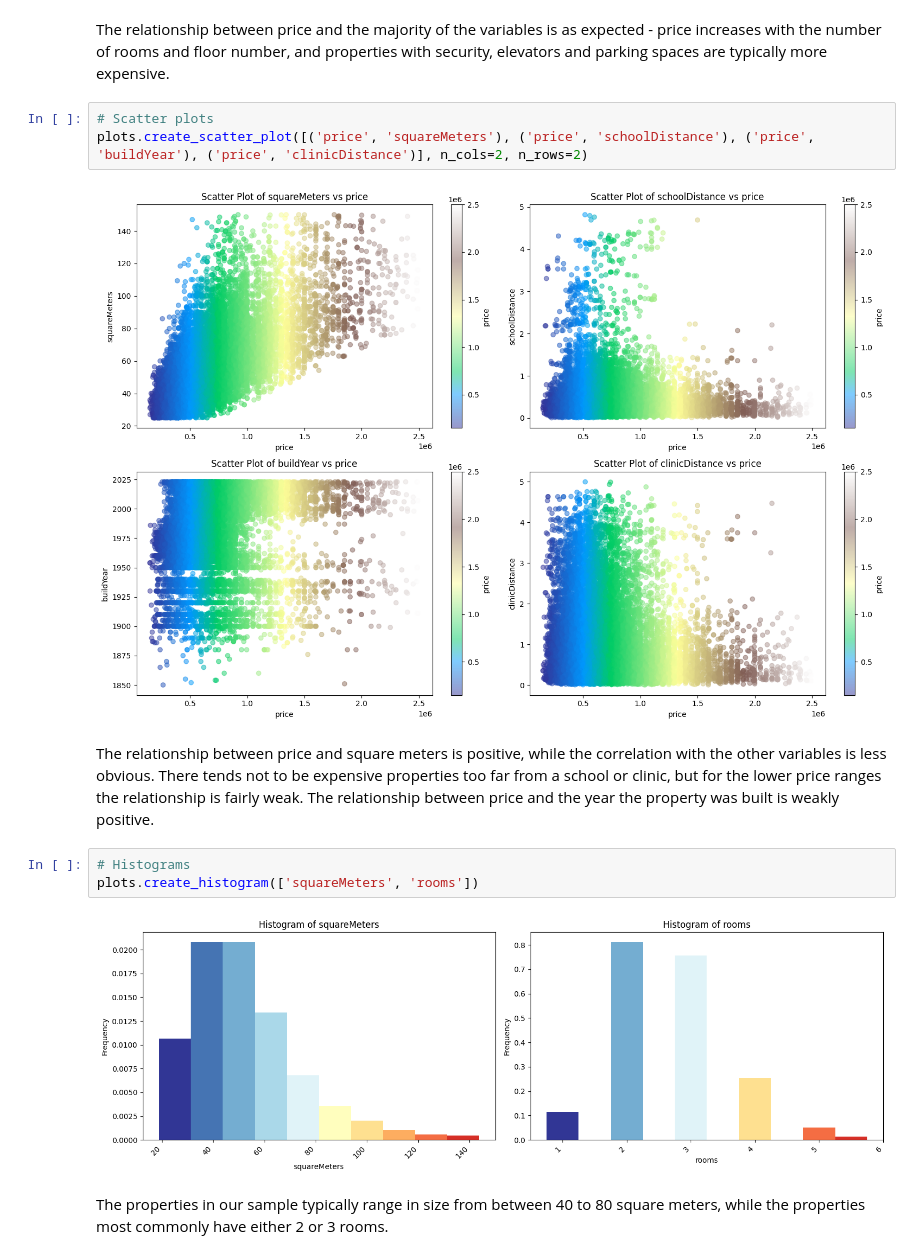
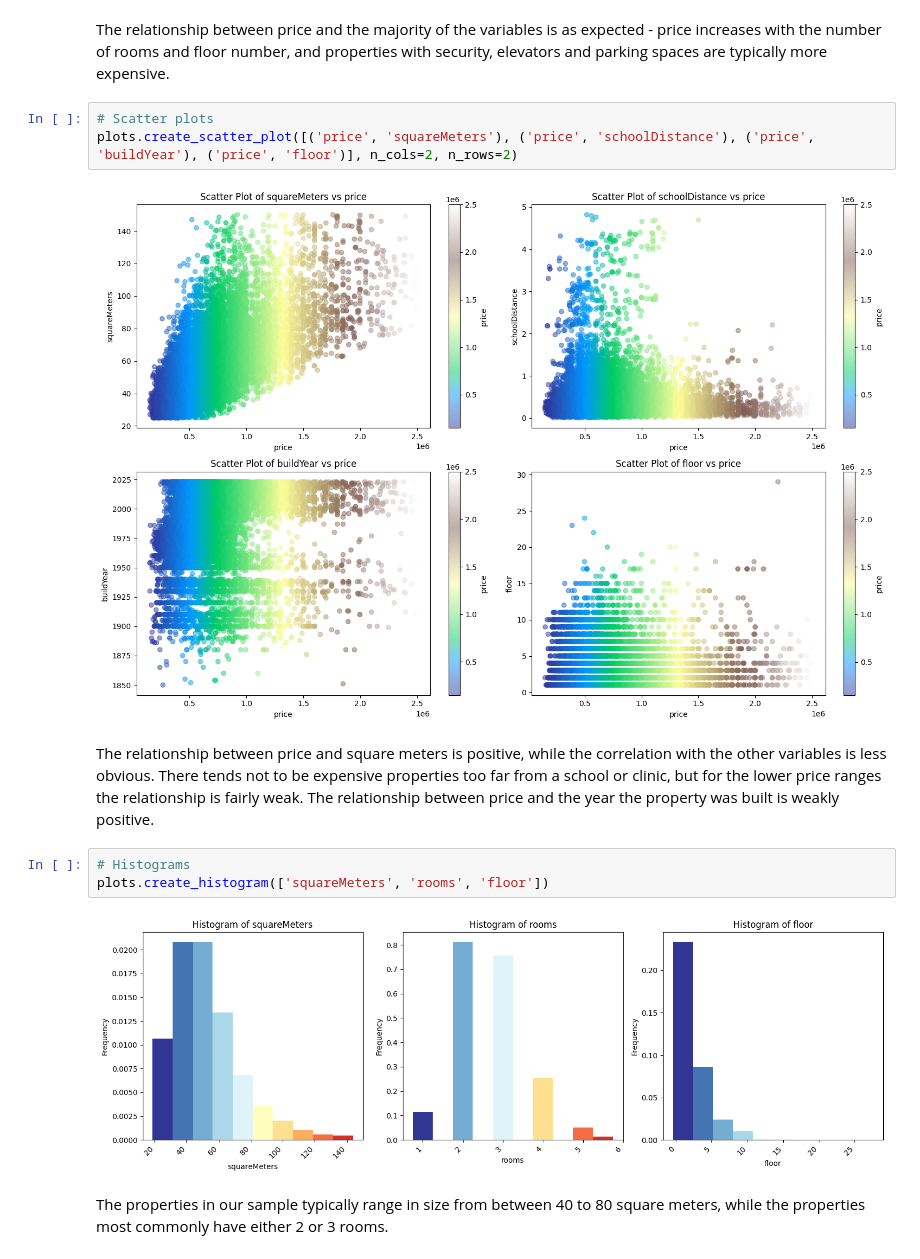
Before and after one commit to jnossa/CDS_Final_Project, a Jupyter notebook: notebook.ipynb, the cells around one changed output. Saved outputs shown, nothing was run; the diff lists cells and outputs as text.

```diff
--- a/notebook.ipynb
+++ b/notebook.ipynb
@@ -42,16 +40,16 @@ plots.create_boxplot('price', ['rooms', 'floor', 'ownership', 'condition', 'hasP
 The relationship between price and the majority of the variables is as expected - price increases with the number of rooms and floor number, and properties with security, elevators and parking spaces are typically more expensive.
 # %%
 # Scatter plots
-plots.create_scatter_plot([('price', 'squareMeters'), ('price', 'schoolDistance'), ('price', 'buildYear'), ('price', 'clinicDistance')], n_cols=2, n_rows=2)
+plots.create_scatter_plot([('price', 'squareMeters'), ('price', 'schoolDistance'), ('price', 'buildYear'), ('price', 'floor')], n_cols=2, n_rows=2)
 # %% [output]
-[figure, old version]
+[figure, new version]
 # %% [markdown]
 The relationship between price and square meters is positive, while the correlation with the other variables is less obvious. There tends not to be expensive properties too far from a school or clinic, but for the lower price ranges the relationship is fairly weak. The relationship between price and the year the property was built is weakly positive.
 # %%
 # Histograms
-plots.create_histogram(['squareMeters', 'rooms'])
+plots.create_histogram(['squareMeters', 'rooms', 'floor'])
 # %% [output]
-[figure, old version]
+[figure, new version]
 # %% [markdown]
 The properties in our sample typically range in size from between 40 to 80 square meters, while the properties most commonly have either 2 or 3 rooms.
 # %%
```
Also changed, not shown: parts of 24 cells of this notebook.
